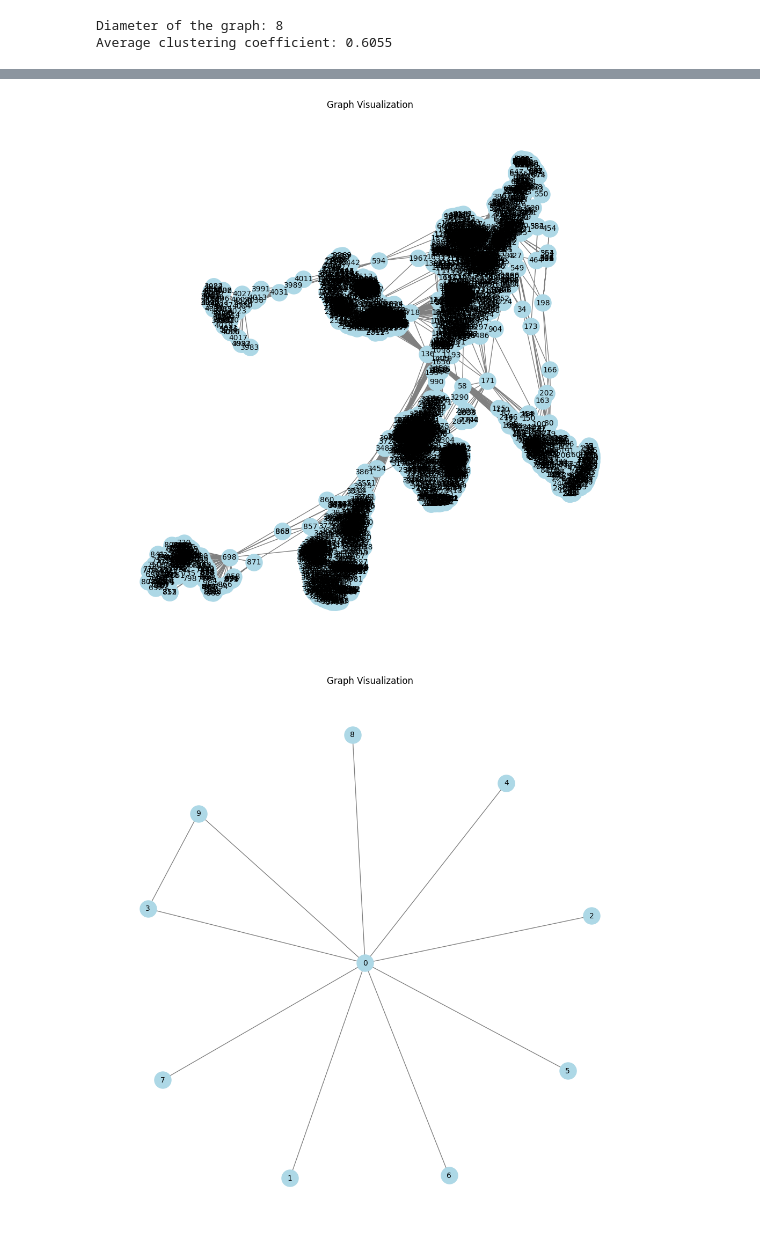
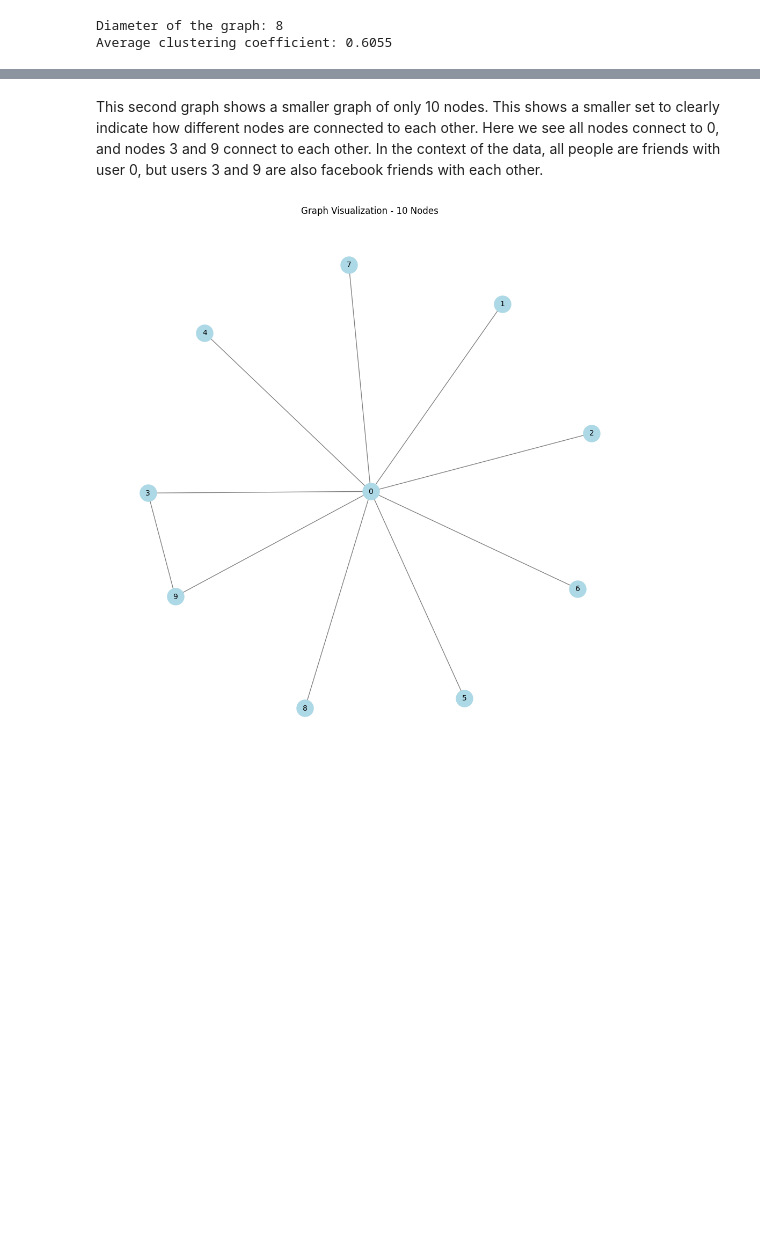
Before and after one commit to hbedros/graph-visualization, a Jupyter notebook: graph-viz.ipynb, the cells around one changed output, grey strips where cells are left out. Saved outputs shown, nothing was run; the diff lists cells and outputs as text; code cells hidden in the pictures; blank space fills up the shorter version.

```diff
--- a/graph-viz.ipynb
+++ b/graph-viz.ipynb
@@ -46,19 +62,14 @@ Average clustering coefficient: 0.6055
+# %% [markdown]
+This second graph shows a smaller graph of only 10 nodes. This shows a smaller set to clearly indicate how different nodes are connected to each other. Here we see all nodes connect to 0, and nodes 3 and 9 connect to each other. In the context of the data, all people are friends with user 0, but users 3 and 9 are also facebook friends with each other.
 # %%
-# Plotting
-plt.figure(figsize=(10, 10))
-nx.draw(g, with_labels=True, node_size=500, node_color='lightblue', font_size=10, font_color='black', edge_color='gray')
-plt.title('Graph Visualization')
-plt.show()
-
 # Plotting a graph with only the first 10 nodes
 ten_nodes = list(g.nodes())[:10]
 
 new_graph = g.subgraph(ten_nodes)
 
 plt.figure(figsize=(10, 10))
 nx.draw(new_graph, with_labels=True, node_size=500, node_color='lightblue', font_size=10, font_color='black', edge_color='gray')
-plt.title('Graph Visualization')
+plt.title('Graph Visualization - 10 Nodes')
 plt.show()
 # %% [output]
-[figure, old version]
+[figure, new version]
-[figure, removed]
```
Also changed, not shown: parts of 7 cells of this notebook.
